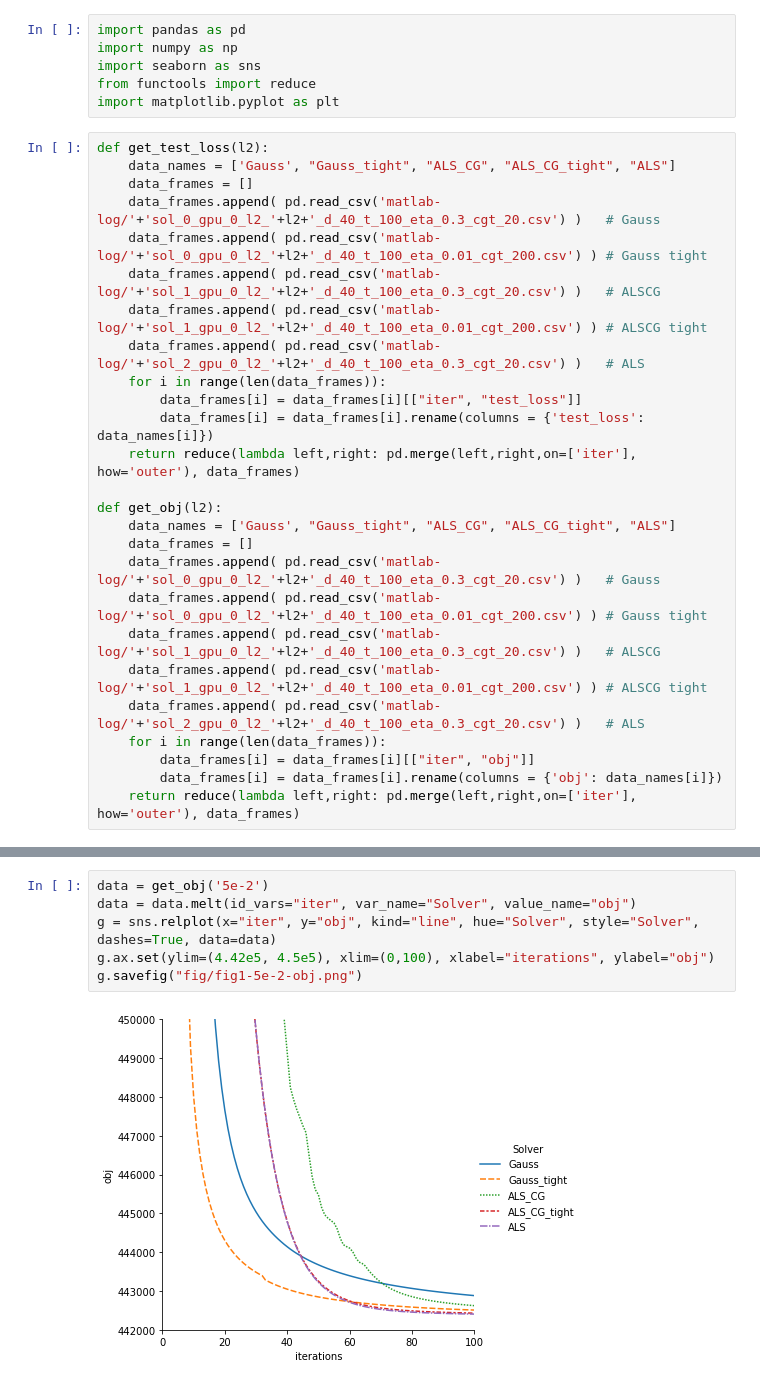
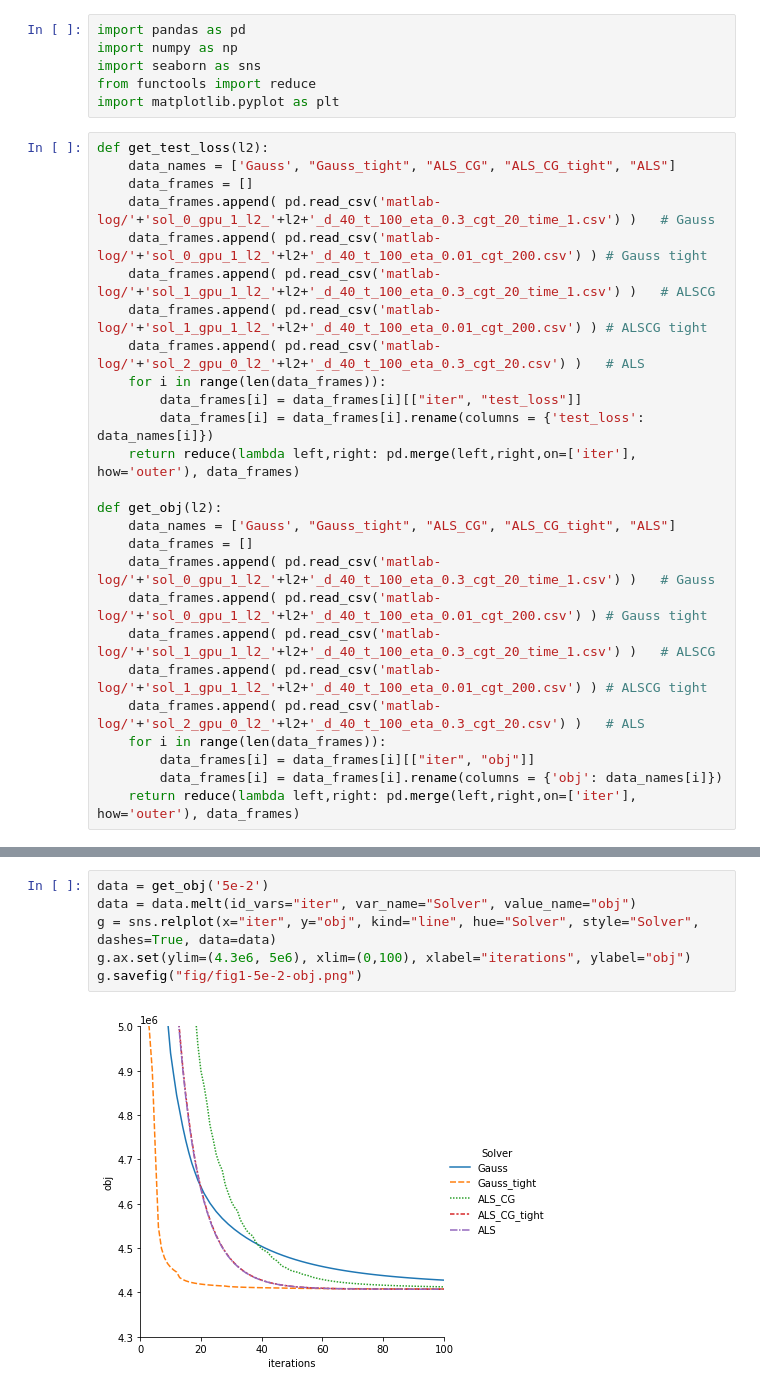
Before and after one commit to jyhsia5174/Gauss-Newton-EXP-Code, a Jupyter notebook: analysis/fig1.ipynb, the cells around one changed output, grey strips where cells are left out. Saved outputs shown, nothing was run; the diff lists cells and outputs as text.

```diff
--- a/analysis/fig1.ipynb
+++ b/analysis/fig1.ipynb
@@ -8,10 +8,10 @@ import matplotlib.pyplot as plt
 def get_test_loss(l2):
     data_names = ['Gauss', "Gauss_tight", "ALS_CG", "ALS_CG_tight", "ALS"]
     data_frames = []
-    data_frames.append( pd.read_csv('matlab-log/'+'sol_0_gpu_0_l2_'+l2+'_d_40_t_100_eta_0.3_cgt_20.csv') )   # Gauss
-    data_frames.append( pd.read_csv('matlab-log/'+'sol_0_gpu_0_l2_'+l2+'_d_40_t_100_eta_0.01_cgt_200.csv') ) # Gauss tight
-    data_frames.append( pd.read_csv('matlab-log/'+'sol_1_gpu_0_l2_'+l2+'_d_40_t_100_eta_0.3_cgt_20.csv') )   # ALSCG
-    data_frames.append( pd.read_csv('matlab-log/'+'sol_1_gpu_0_l2_'+l2+'_d_40_t_100_eta_0.01_cgt_200.csv') ) # ALSCG tight
+    data_frames.append( pd.read_csv('matlab-log/'+'sol_0_gpu_1_l2_'+l2+'_d_40_t_100_eta_0.3_cgt_20_time_1.csv') )   # Gauss
+    data_frames.append( pd.read_csv('matlab-log/'+'sol_0_gpu_1_l2_'+l2+'_d_40_t_100_eta_0.01_cgt_200.csv') ) # Gauss tight
+    data_frames.append( pd.read_csv('matlab-log/'+'sol_1_gpu_1_l2_'+l2+'_d_40_t_100_eta_0.3_cgt_20_time_1.csv') )   # ALSCG
+    data_frames.append( pd.read_csv('matlab-log/'+'sol_1_gpu_1_l2_'+l2+'_d_40_t_100_eta_0.01_cgt_200.csv') ) # ALSCG tight
     data_frames.append( pd.read_csv('matlab-log/'+'sol_2_gpu_0_l2_'+l2+'_d_40_t_100_eta_0.3_cgt_20.csv') )   # ALS
     for i in range(len(data_frames)):
         data_frames[i] = data_frames[i][["iter", "test_loss"]]
@@ -21,10 +21,10 @@ def get_test_loss(l2):
 def get_obj(l2):
     data_names = ['Gauss', "Gauss_tight", "ALS_CG", "ALS_CG_tight", "ALS"]
     data_frames = []
-    data_frames.append( pd.read_csv('matlab-log/'+'sol_0_gpu_0_l2_'+l2+'_d_40_t_100_eta_0.3_cgt_20.csv') )   # Gauss
-    data_frames.append( pd.read_csv('matlab-log/'+'sol_0_gpu_0_l2_'+l2+'_d_40_t_100_eta_0.01_cgt_200.csv') ) # Gauss tight
-    data_frames.append( pd.read_csv('matlab-log/'+'sol_1_gpu_0_l2_'+l2+'_d_40_t_100_eta_0.3_cgt_20.csv') )   # ALSCG
-    data_frames.append( pd.read_csv('matlab-log/'+'sol_1_gpu_0_l2_'+l2+'_d_40_t_100_eta_0.01_cgt_200.csv') ) # ALSCG tight
+    data_frames.append( pd.read_csv('matlab-log/'+'sol_0_gpu_1_l2_'+l2+'_d_40_t_100_eta_0.3_cgt_20_time_1.csv') )   # Gauss
+    data_frames.append( pd.read_csv('matlab-log/'+'sol_0_gpu_1_l2_'+l2+'_d_40_t_100_eta_0.01_cgt_200.csv') ) # Gauss tight
+    data_frames.append( pd.read_csv('matlab-log/'+'sol_1_gpu_1_l2_'+l2+'_d_40_t_100_eta_0.3_cgt_20_time_1.csv') )   # ALSCG
+    data_frames.append( pd.read_csv('matlab-log/'+'sol_1_gpu_1_l2_'+l2+'_d_40_t_100_eta_0.01_cgt_200.csv') ) # ALSCG tight
     data_frames.append( pd.read_csv('matlab-log/'+'sol_2_gpu_0_l2_'+l2+'_d_40_t_100_eta_0.3_cgt_20.csv') )   # ALS
     for i in range(len(data_frames)):
         data_frames[i] = data_frames[i][["iter", "obj"]]
@@ -65,11 +65,11 @@ g.savefig("fig/fig1-5e-1-obj.png")
 # %%
 data = get_obj('5e-2')
 data = data.melt(id_vars="iter", var_name="Solver", value_name="obj")
 g = sns.relplot(x="iter", y="obj", kind="line", hue="Solver", style="Solver", dashes=True, data=data)
-g.ax.set(ylim=(4.42e5, 4.5e5), xlim=(0,100), xlabel="iterations", ylabel="obj")
+g.ax.set(ylim=(4.3e6, 5e6), xlim=(0,100), xlabel="iterations", ylabel="obj")
 g.savefig("fig/fig1-5e-2-obj.png")
 # %% [output]
-[figure, old version]
+[figure, new version]
 # %%
 data = get_obj('5e-3')
 data = data.melt(id_vars="iter", var_name="Solver", value_name="obj")
```
Also changed, not shown: parts of 5 cells of this notebook, 20 other files.
